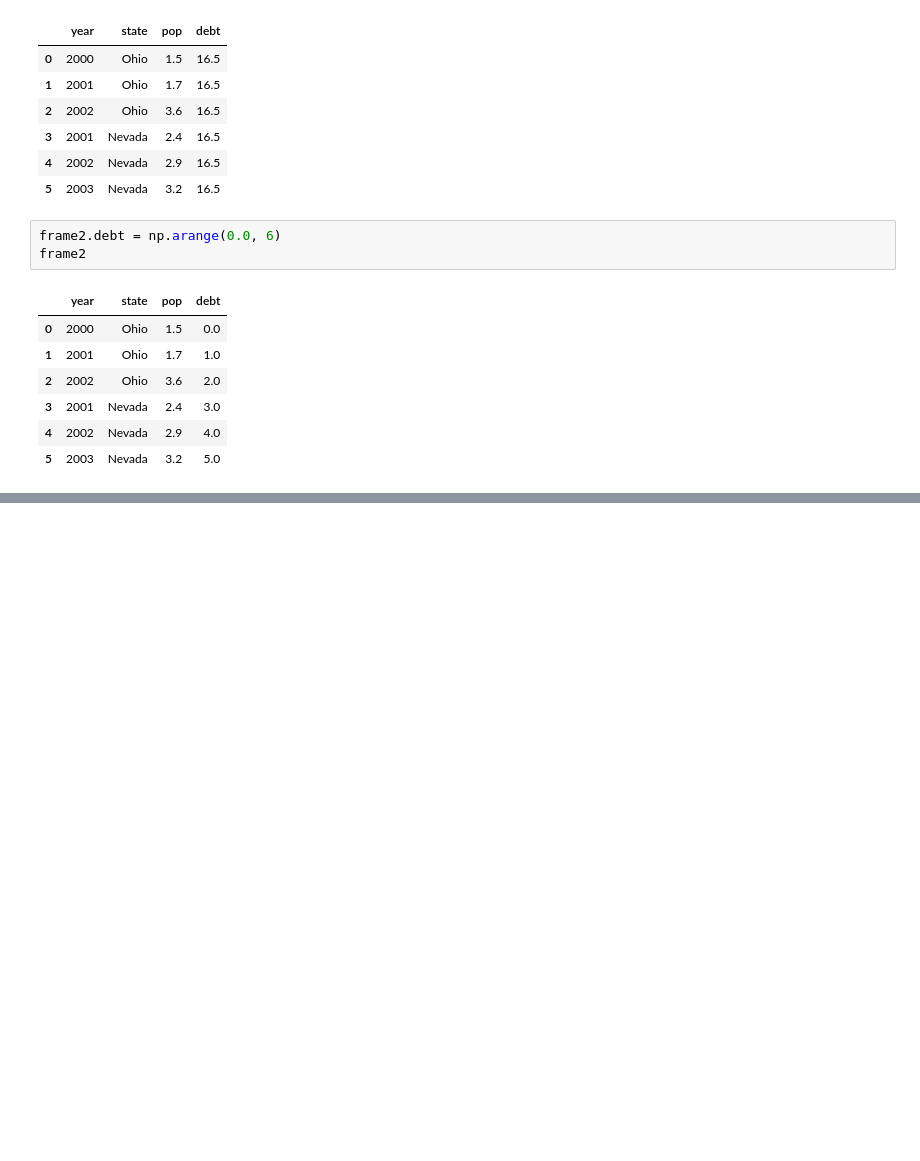
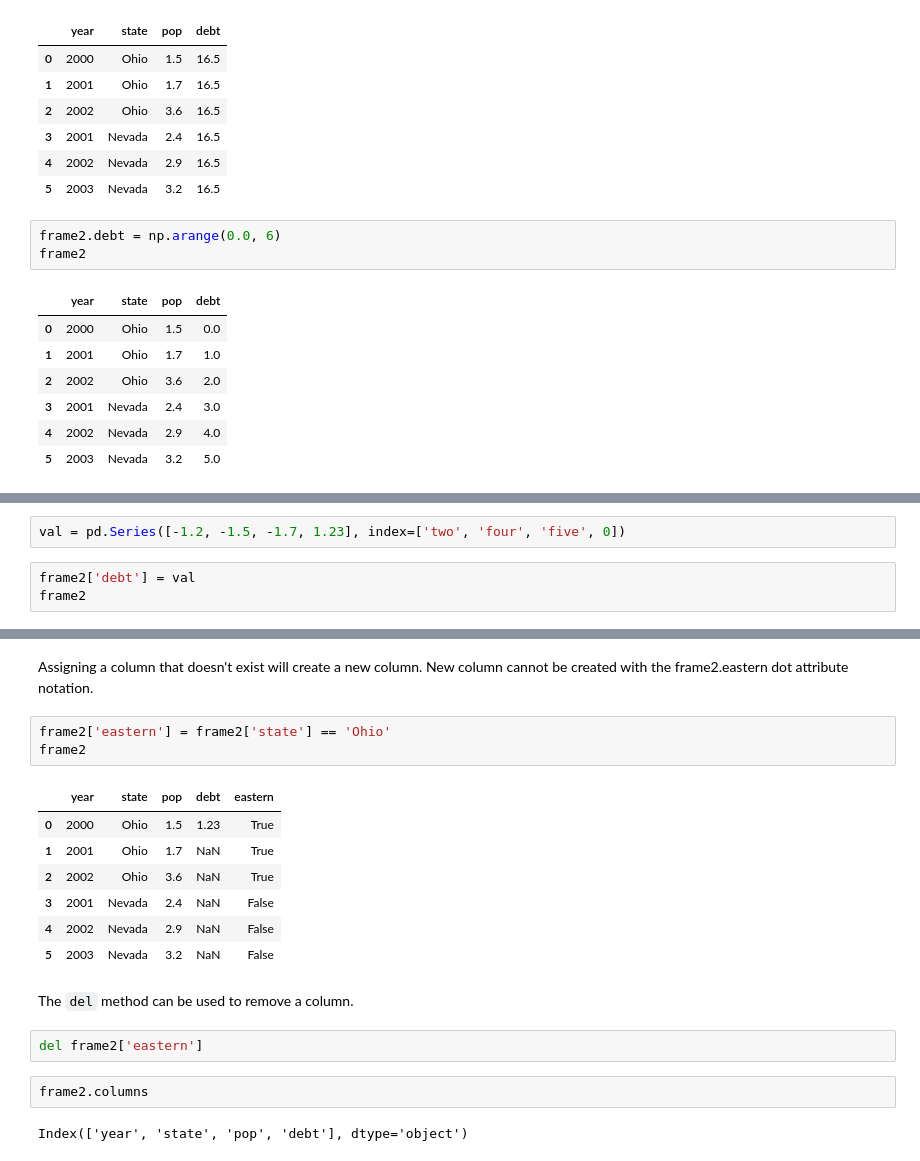
Before and after one commit to Mountain-Biker/pydata-book-practice, a Jupyter notebook: chapter5.ipynb, the cells around one changed output, grey strips where cells are left out. Drawn from its saved outputs; the diff is of its cells as text; blank space fills up the shorter version.

```diff
--- a/chapter5.ipynb
+++ b/chapter5.ipynb
@@ -291,0 +292,5 @@ val = pd.Series
+# %%
+val = pd.Series([-1.2, -1.5, -1.7, 1.23], index=['two', 'four', 'five', 0])
+# %%
+frame2['debt'] = val
+frame2
@@ -291,0 +305,21 @@ val = pd.Series
+# %% [markdown]
+Assigning a column that doesn't exist will create a new column. New column cannot be created with the frame2.eastern dot attribute notation.
+# %%
+frame2['eastern'] = frame2['state'] == 'Ohio'
+frame2
+# %% [output]
+|  | year | state | pop | debt | eastern |
+| 0 | 2000 | Ohio | 1.5 | 1.23 | True |
+| 1 | 2001 | Ohio | 1.7 | NaN | True |
+| 2 | 2002 | Ohio | 3.6 | NaN | True |
+| 3 | 2001 | Nevada | 2.4 | NaN | False |
+| 4 | 2002 | Nevada | 2.9 | NaN | False |
+| 5 | 2003 | Nevada | 3.2 | NaN | False |
+# %% [markdown]
+The `del` method can be used to remove a column.
+# %%
+del frame2['eastern']
+# %%
+frame2.columns
+# %% [output]
+Index(['year', 'state', 'pop', 'debt'], dtype='object')
```
Also changed, not shown: parts of 4 cells of this notebook.
